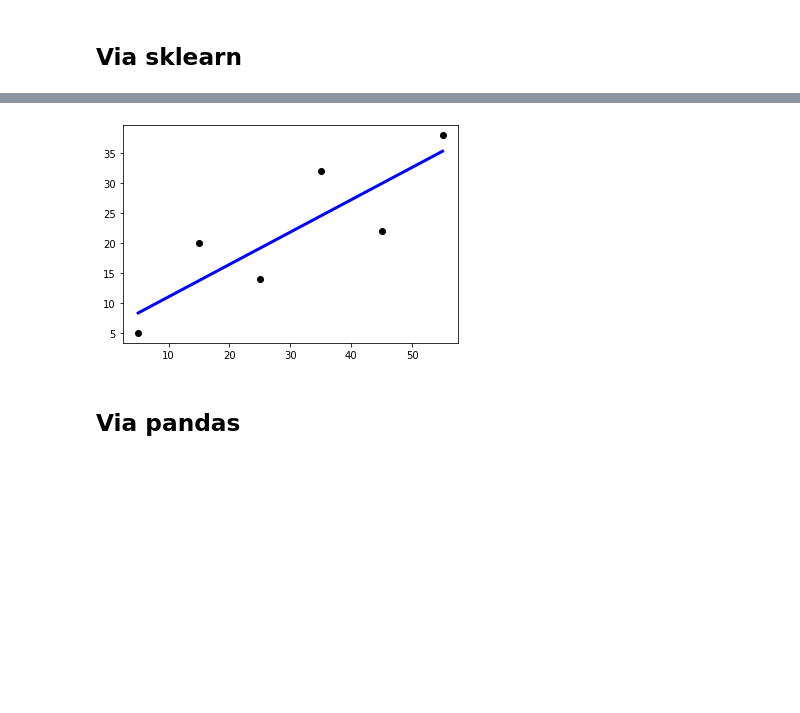
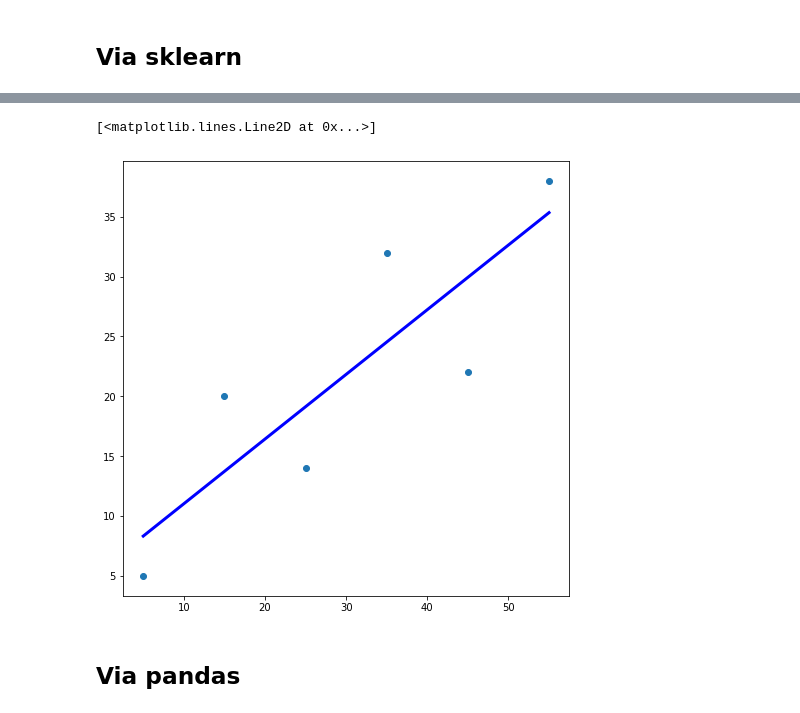
Before and after one commit to ravi-donepudi/algorithm-examples, a Jupyter notebook: Linear Regression.ipynb, the cells around one changed output, grey strips where cells are left out. Cells and saved outputs as stored; diff of their text form; code cells hidden in the pictures; blank space fills up the shorter version.

Commit message:
streamlined matplotlib syntax

```diff
--- a/Linear Regression.ipynb
+++ b/Linear Regression.ipynb
@@ -22,10 +21,12 @@ intercept: 5.633333333333329
 slope: [0.54]
 # %%
-plt.scatter(x, y, color='black')
-plt.plot(x, model.predict(x), color='blue', linewidth=3 )
-plt.show()
+fig, ax = plt.subplots(figsize=(8,8))
+
+ax.plot(x, y, 'o' )
+ax.plot(x, model.predict(x), color='blue', linewidth=3 )
 # %% [output]
+[<matplotlib.lines.Line2D at 0x...>]
-[figure, old version]
+[figure, new version]
 # %% [markdown]
 ## Via pandas
 # %%
```
Also changed, not shown: parts of 2 cells of this notebook.
